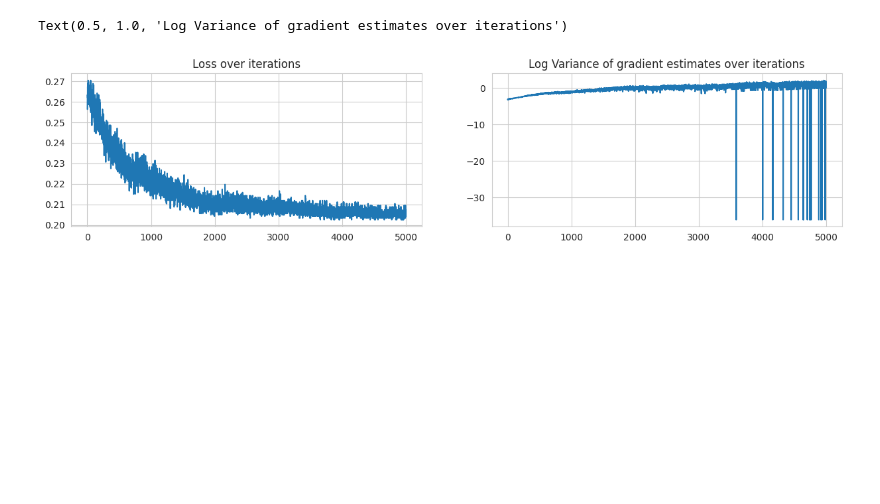
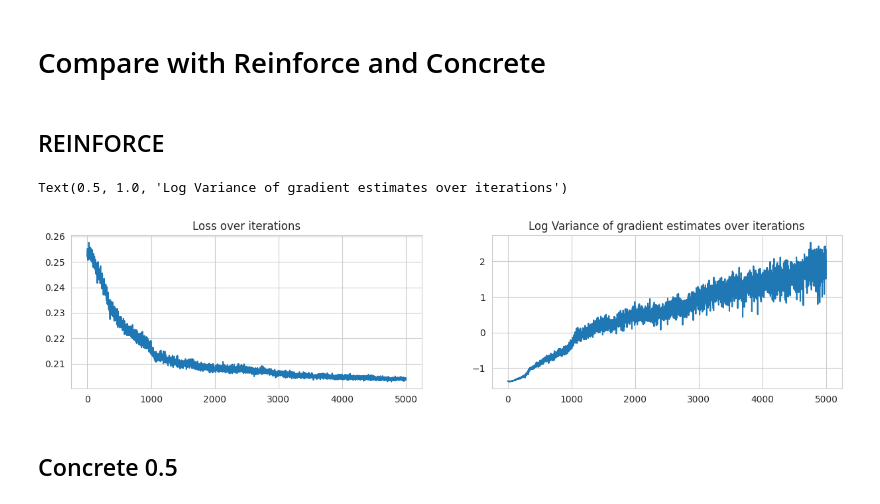
Before and after one commit to ZetrextJG/REBAR-PyTorch, a Jupyter notebook: toy_example_E.ipynb, the cells around one changed output. Saved outputs shown, nothing was run; the diff lists cells and outputs as text; code cells hidden in the pictures; blank space fills up the shorter version.

```diff
--- a/toy_example_E.ipynb
+++ b/toy_example_E.ipynb
@@ -18,3 +20,8 @@ def create_objective(target: float = 0.45):
     def objective(b):
         return (b - target) ** 2
     return objective
+
+
+target = 0.45
+f = create_objective(target=target)
+log_pb = log_likelihood_bern
@@ -23,10 +27,0 @@ def create_objective(target: float = 0.45):
-# %%
-def log_pb_bern(b, theta):
-    """ Log probability of Bernoulli distribution. """
-    return torch.log(theta) * b + torch.log(1 - theta) * (1 - b)
-
-b = torch.tensor([1])
-theta = torch.tensor([0.43], requires_grad=True)
-log_pb_value = log_pb_bern(b, theta)
-
-autograd.grad(log_pb_value, theta)
@@ -91,9 +55,4 @@ def binary_log_likelihood(y, theta):
 # %%
-max_iter = 5000
-target = 0.45
-f = create_objective(target=target)
-log_pb = binary_log_likelihood
-
 SEED = 42
 np.random.seed(SEED)
 torch.manual_seed(SEED)
@@ -198,13 +226,17 @@ Text(0.5, 1.0, 'Lambda over iterations')
+# %% [markdown]
+# Compare with Reinforce and Concrete
+# %% [markdown]
+## REINFORCE
 # %%
-losses = []
-variances = []
+reinforce_losses = []
+reinforce_variances = []
 
-n_variance_samples = 128  # N.o samples to compute variance
+n_variance_samples = 1024  # N.o samples to compute variance
 
-theta_model = ThetaModel()
+theta_model = SigmoidThetaModel()
 theta_model.train()
 
-opt = torch.optim.Adam([theta_model.inner_theta], lr=0.005, betas=(0.9, 0.99999))
+opt = torch.optim.Adam([theta_model.inner_theta], lr=0.01, betas=(0.9, 0.99999))
 
 for _ in tqdm(range(max_iter)):
 
@@ -218,8 +250,8 @@ for _ in tqdm(range(max_iter)):
     b = torch.bernoulli(temp_theta)
     grad_estimates = f(b) * torch.autograd.grad(log_pb(b, temp_theta).sum(), temp_theta)[0].detach()
 
-    losses.append(f(torch.bernoulli(temp_theta.detach())).mean().item())
-    variances.append(torch.var(grad_estimates.detach()).item())
+    reinforce_losses.append(f(torch.bernoulli(temp_theta.detach())).mean().item())
+    reinforce_variances.append(torch.var(grad_estimates.detach()).item())
 
     # Take one sample Monte Carlo estimate of the gradient
     gradient_estimate = grad_estimates[0]
@@ -234,11 +266,13 @@ for _ in tqdm(range(max_iter)):
 # %%
 # Create a single figure with subplots
 fig, axs = plt.subplots(1,2, figsize=(15, 3))
 # Plot the loss
-sns.lineplot(x=range(len(losses)), y=losses, ax=axs[0])
+sns.lineplot(x=range(len(reinforce_losses)), y=reinforce_losses, ax=axs[0])
 axs[0].set_title('Loss over iterations')
-sns.lineplot(x=range(len(losses)), y=np.log(np.array(variances)), ax=axs[1])
+sns.lineplot(x=range(len(reinforce_variances)), y=np.log(np.array(reinforce_variances)), ax=axs[1])
 axs[1].set_title('Log Variance of gradient estimates over iterations')
 # %% [output]
 Text(0.5, 1.0, 'Log Variance of gradient estimates over iterations')
-[figure, old version]
+[figure, new version]
+# %% [markdown]
+## Concrete 0.5
```
Also changed, not shown: parts of 18 cells of this notebook, 1 other file.
